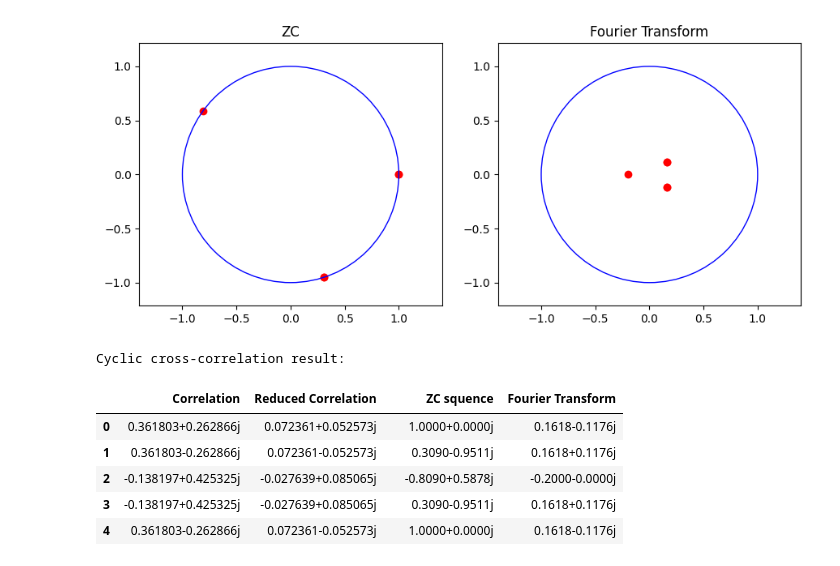
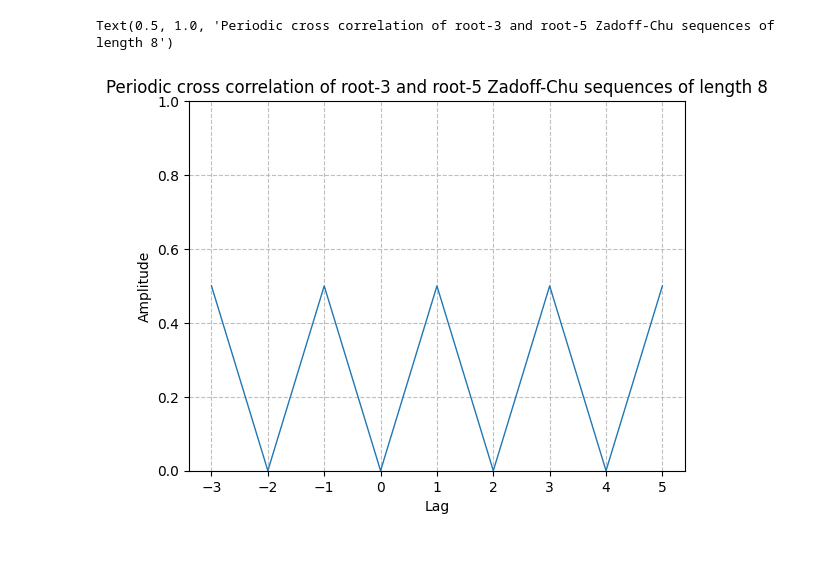
Before and after one commit to Danzo0l/py-laboratory, a Jupyter notebook: mMTC/zadoff-chu.ipynb, the cells around one changed output. Cells and saved outputs as stored; diff of their text form; code cells hidden in the pictures.

```diff
--- a/mMTC/zadoff-chu.ipynb
+++ b/mMTC/zadoff-chu.ipynb
@@ -111,58 +106,20 @@ Cyclic cross-correlation result:
-# %%
-# Discrete Fourier Transform
-# Generate ZC from Discrete Fourier Transform
-fourier_sequence = discrete_fourier_transform(zc_values, NZC) / np.sqrt(NZC)
-
-# Plot the ZC sequence
-plt.figure(figsize=(9, 4))
-
-# Plot ZC sequence
-plt.subplot(1, 2, 1)
-plt.scatter(np.real(zc_values), np.imag(zc_values), color='red', label=None, marker='o')
-plt.title('ZC')
-plt.axis('equal')
-circle = plt.Circle((0, 0), radius=1, edgecolor='b', facecolor='none')
-plt.gca().add_patch(circle)
-plt.xlim(-1.5, 1.5)
-plt.ylim(-1.5, 1.5)
-plt.tight_layout()
-
-# Plot Fourier sequence
-plt.subplot(1, 2, 2)
-plt.scatter(np.real(fourier_sequence), np.imag(fourier_sequence), color='red', label=None, marker='o')
-plt.title('Fourier Transform')
-plt.axis('equal')
-circle = plt.Circle((0, 0), radius=1, edgecolor='b', facecolor='none')
-plt.gca().add_patch(circle)
-plt.xlim(-1.5, 1.5)
-plt.ylim(-1.5, 1.5)
-plt.tight_layout()
-
-plt.show()
-
-
-# Simulate ZC-sequence auto-correlation test
-# Zero Cyclic Autocorrelation property
-print('\nCyclic cross-correlation result: ')
-correlation_res = []
-for tao in range(NZC):
-    zc_values_y_shifted = zc_shift(fourier_sequence, tao)
-    cross_correlate = cyclic_correlation(zc_values, zc_values_y_shifted)
-    correlation_res.append(cross_correlate)
-
-pd.DataFrame({
-    'Correlation':  np.around(np.array(correlation_res), decimals=ACURANCY),
-    'Reduced Correlation':  np.around(np.array(correlation_res) / NZC, decimals=ACURANCY),
-    '  ': '  ',
-    'ZC squence':  np.round(zc_values, decimals=4),
-    'Fourier Transform':  np.round(fourier_sequence, decimals=4)
-})
-# %% [output]
-[figure, removed]
-Cyclic cross-correlation result:
-|  | Correlation | Reduced Correlation |  | ZC squence | Fourier Transform |
-| 0 | 0.361803+0.262866j | 0.072361+0.052573j |  | 1.0000+0.0000j | 0.1618-0.1176j |
-| 1 | 0.361803-0.262866j | 0.072361-0.052573j |  | 0.3090-0.9511j | 0.1618+0.1176j |
-| 2 | -0.138197+0.425325j | -0.027639+0.085065j |  | -0.8090+0.5878j | -0.2000-0.0000j |
-| 3 | -0.138197+0.425325j | -0.027639+0.085065j |  | 0.3090-0.9511j | 0.1618+0.1176j |
-| 4 | 0.361803-0.262866j | 0.072361-0.052573j |  | 1.0000+0.0000j | 0.1618-0.1176j |
+# %%
+# Params: N - length, r1 - root index of ZC sequence
+N = 8
+r1 = 5
+r2 = 3
+
+ZC1 = sdr.zadoff_chu_sequence(N, r1)
+ZC2 = sdr.zadoff_chu_sequence(N, r2)
+
+xcorr = np.correlate(np.roll(np.tile(ZC1, 2), -N//2), ZC2, mode="valid")
+lag = np.arange(-N//2 + 1, N//2 + 2)
+
+plt.figure()
+sdr.plot.time_domain(lag, np.abs(xcorr) / N)
+plt.ylim(0, 1)
+plt.xlabel("Lag")
+plt.title(f"Periodic cross correlation of root-3 and root-5 Zadoff-Chu sequences of length {N}")
+# %% [output]
+Text(0.5, 1.0, 'Periodic cross correlation of root-3 and root-5 Zadoff-Chu sequences of length 8')
+[figure, added]
```
Also changed, not shown: parts of 6 cells of this notebook, 2 other files.
